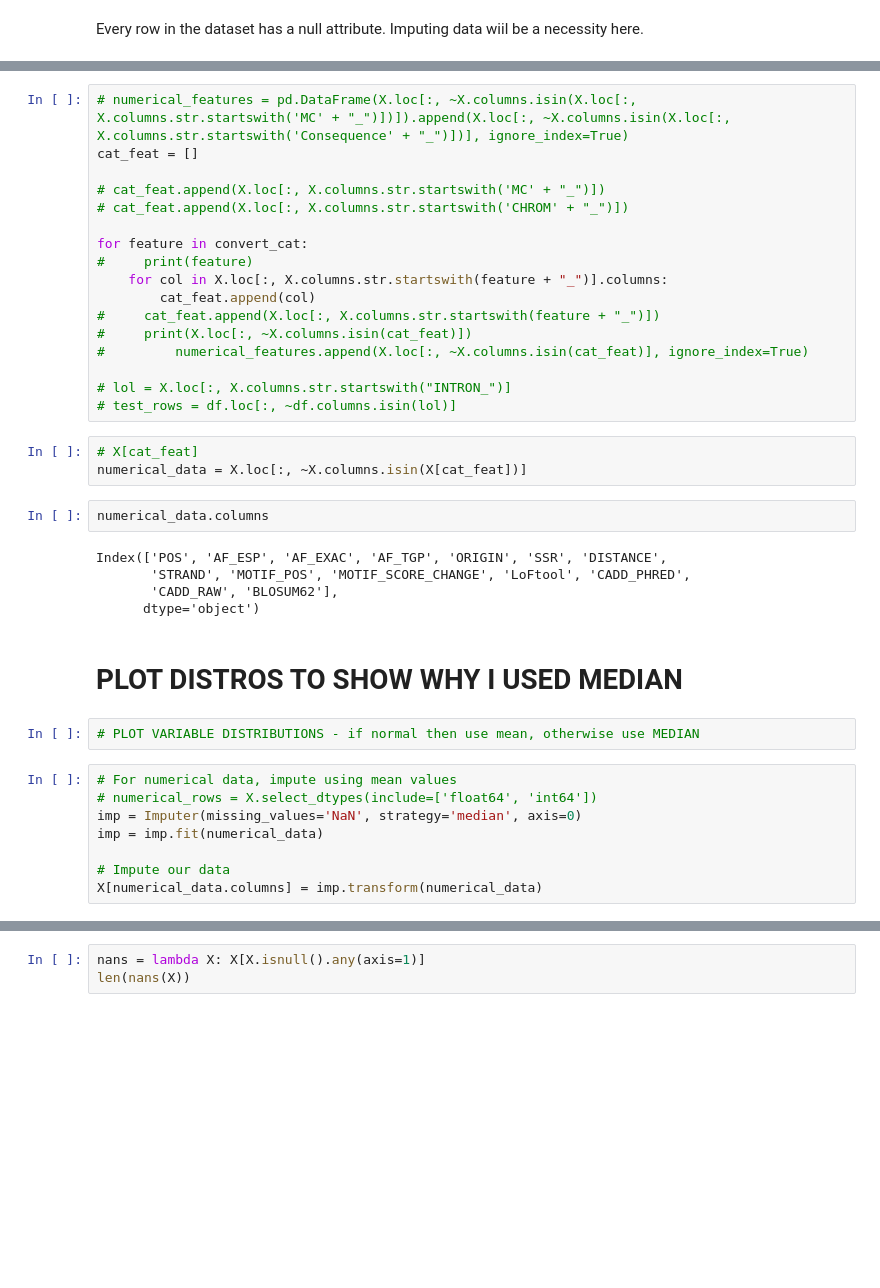
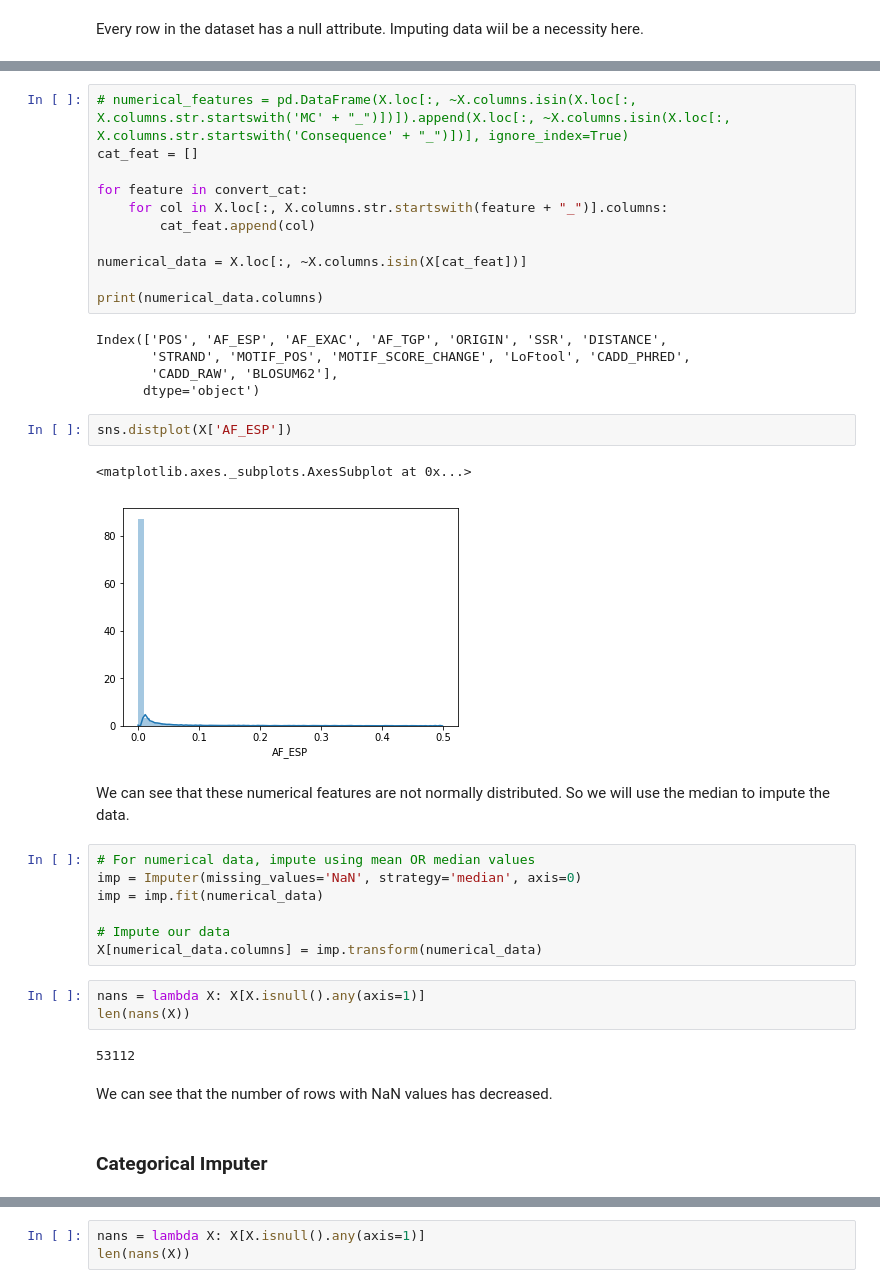
Before and after one commit to brendanmcgivern/data-science, a Jupyter notebook: ml_capstone/ml_capstone_final.ipynb, the cells around one changed output, grey strips where cells are left out. Cells and saved outputs as stored; diff of their text form; blank space fills up the shorter version.

```diff
--- a/ml_capstone/ml_capstone_final.ipynb
+++ b/ml_capstone/ml_capstone_final.ipynb
@@ -295,38 +192,38 @@ Every row in the dataset has a null attribute.  Imputing data wiil be a necessit
 # numerical_features = pd.DataFrame(X.loc[:, ~X.columns.isin(X.loc[:, X.columns.str.startswith('MC' + "_")])]).append(X.loc[:, ~X.columns.isin(X.loc[:, X.columns.str.startswith('Consequence' + "_")])], ignore_index=True)
 cat_feat = []
 
-# cat_feat.append(X.loc[:, X.columns.str.startswith('MC' + "_")])
-# cat_feat.append(X.loc[:, X.columns.str.startswith('CHROM' + "_")])
-
 for feature in convert_cat:
-#     print(feature)
     for col in X.loc[:, X.columns.str.startswith(feature + "_")].columns:
         cat_feat.append(col)
-#     cat_feat.append(X.loc[:, X.columns.str.startswith(feature + "_")])
-#     print(X.loc[:, ~X.columns.isin(cat_feat)])
-#         numerical_features.append(X.loc[:, ~X.columns.isin(cat_feat)], ignore_index=True)
 
-# lol = X.loc[:, X.columns.str.startswith("INTRON_")]
-# test_rows = df.loc[:, ~df.columns.isin(lol)]
+numerical_data = X.loc[:, ~X.columns.isin(X[cat_feat])]
+
+print(numerical_data.columns)
+# %% [output]
+Index(['POS', 'AF_ESP', 'AF_EXAC', 'AF_TGP', 'ORIGIN', 'SSR', 'DISTANCE',
+       'STRAND', 'MOTIF_POS', 'MOTIF_SCORE_CHANGE', 'LoFtool', 'CADD_PHRED',
+       'CADD_RAW', 'BLOSUM62'],
+      dtype='object')
-# %%
-# X[cat_feat]
-numerical_data = X.loc[:, ~X.columns.isin(X[cat_feat])]
-# %%
-numerical_data.columns
-# %% [output]
-Index(['POS', 'AF_ESP', 'AF_EXAC', 'AF_TGP', 'ORIGIN', 'SSR', 'DISTANCE',
-       'STRAND', 'MOTIF_POS', 'MOTIF_SCORE_CHANGE', 'LoFtool', 'CADD_PHRED',
-       'CADD_RAW', 'BLOSUM62'],
-      dtype='object')
-# %% [markdown]
-# PLOT DISTROS TO SHOW WHY I USED MEDIAN
-# %%
-# PLOT VARIABLE DISTRIBUTIONS - if normal then use mean, otherwise use MEDIAN
+# %%
+sns.distplot(X['AF_ESP'])
+# %% [output]
+<matplotlib.axes._subplots.AxesSubplot at 0x...>
+[figure, added]
+# %% [markdown]
+We can see that these numerical features are not normally distributed.  So we will use the median to impute the data.
 # %%
-# For numerical data, impute using mean values
-# numerical_rows = X.select_dtypes(include=['float64', 'int64'])
+# For numerical data, impute using mean OR median values
 imp = Imputer(missing_values='NaN', strategy='median', axis=0)
 imp = imp.fit(numerical_data)
 
 # Impute our data
 X[numerical_data.columns] = imp.transform(numerical_data)
+# %%
+nans = lambda X: X[X.isnull().any(axis=1)]
+len(nans(X))
+# %% [output]
+53112
+# %% [markdown]
+We can see that the number of rows with NaN values has decreased.
+# %% [markdown]
+### Categorical Imputer
```
Also changed, not shown: parts of 37 cells of this notebook.
